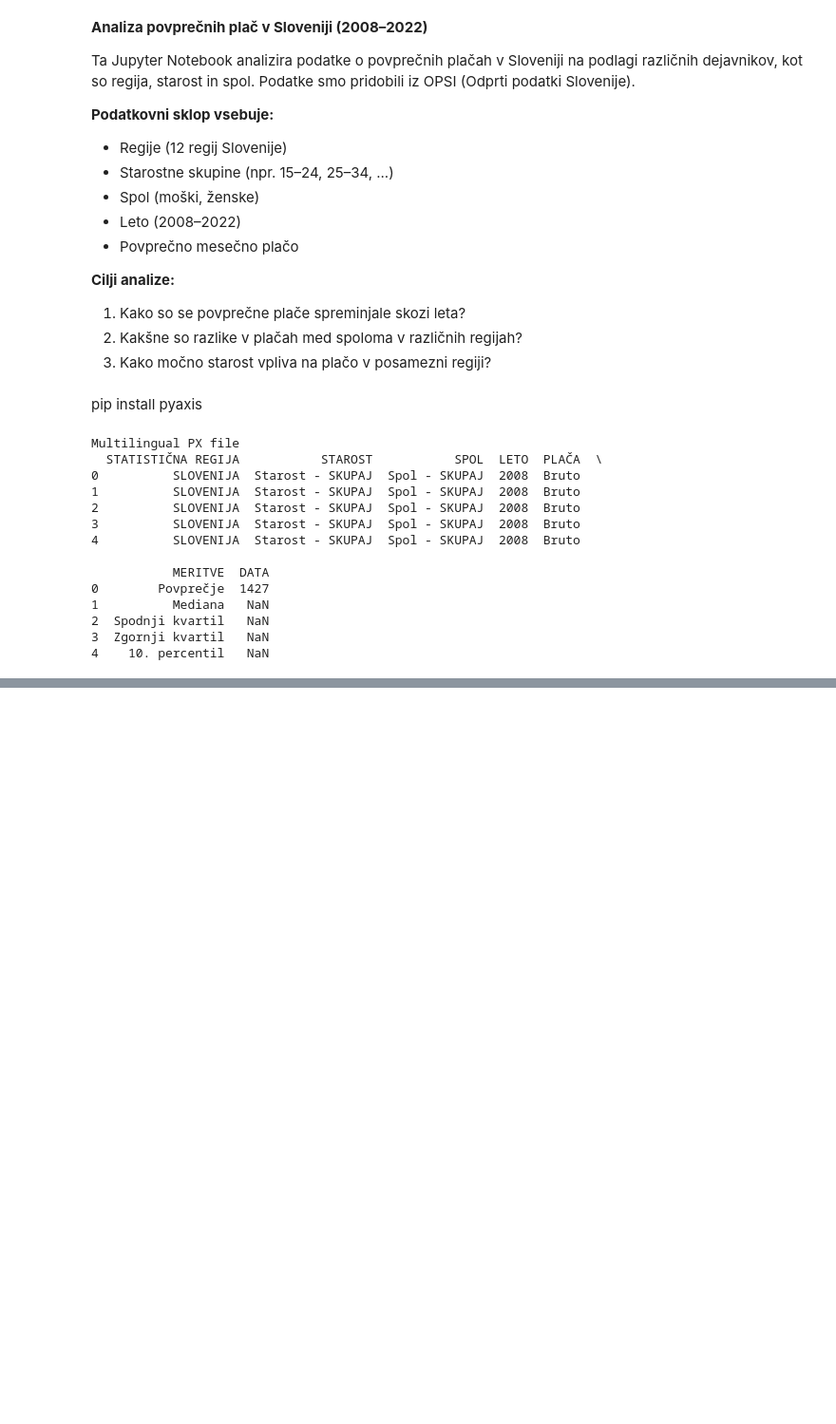
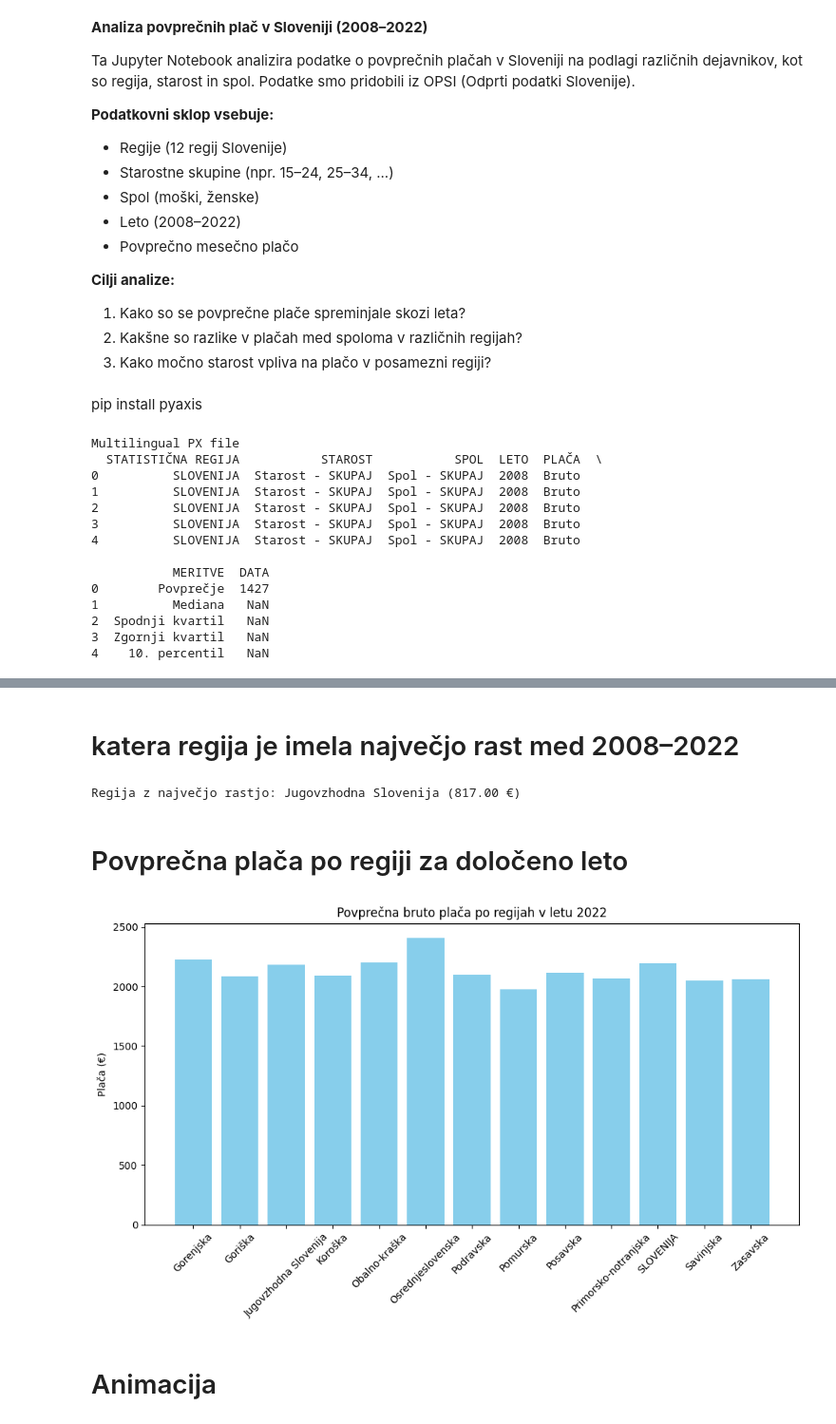
Before and after one commit to KraljMiha/PR2510, a Jupyter notebook: Analiza.ipynb, the cells around one changed output, grey strips where cells are left out. Shown at 95% size. Drawn from its saved outputs; the diff is of its cells as text; code cells hidden in the pictures; blank space fills up the shorter version.

Commit message:
Novi grafi in animacija.

```diff
--- a/Analiza.ipynb
+++ b/Analiza.ipynb
@@ -112,0 +114,35 @@ plt.show()
+# %% [markdown]
+# katera regija je imela največjo rast med 2008–2022
+# %%
+growth = {}
+
+for region in filtered_df["STATISTIČNA REGIJA"].unique():
+    reg_df = filtered_df[filtered_df["STATISTIČNA REGIJA"] == region]
+    reg_df = reg_df.sort_values(by="LETO")
+    if not reg_df.empty and reg_df["LETO"].min() == 2008 and reg_df["LETO"].max() == 2022:
+        start = reg_df[reg_df["LETO"] == 2008]["DATA"].values[0]
+        end = reg_df[reg_df["LETO"] == 2022]["DATA"].values[0]
+        growth[region] = end - start
+
+# Najdi regijo z največjo rastjo
+top_region = max(growth, key=growth.get)
+print(f"Regija z največjo rastjo: {top_region} ({growth[top_region]:.2f} €)")
+# %% [output]
+Regija z največjo rastjo: Jugovzhodna Slovenija (817.00 €)
+# %% [markdown]
+# Povprečna plača po regiji za določeno leto
+# %%
+izbrano_leto = 2022
+leto_df = filtered_df[filtered_df["LETO"] == izbrano_leto]
+
+plt.figure(figsize=(10, 6))
+plt.bar(leto_df["STATISTIČNA REGIJA"], leto_df["DATA"], color='skyblue')
+plt.xticks(rotation=45)
+plt.title(f"Povprečna bruto plača po regijah v letu {izbrano_leto}")
+plt.ylabel("Plača (€)")
+plt.tight_layout()
+plt.show()
+# %% [output]
+[figure, added]
+# %% [markdown]
+# Animacija
```
Also changed, not shown: parts of 4 cells of this notebook, 2 other files.
